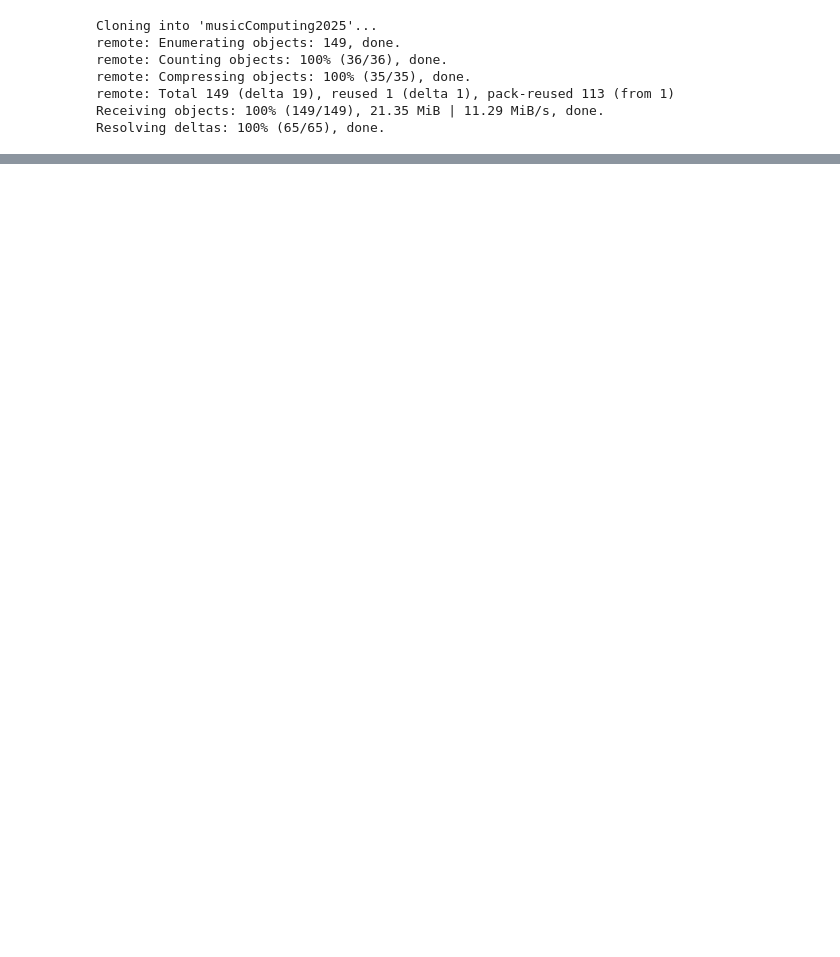
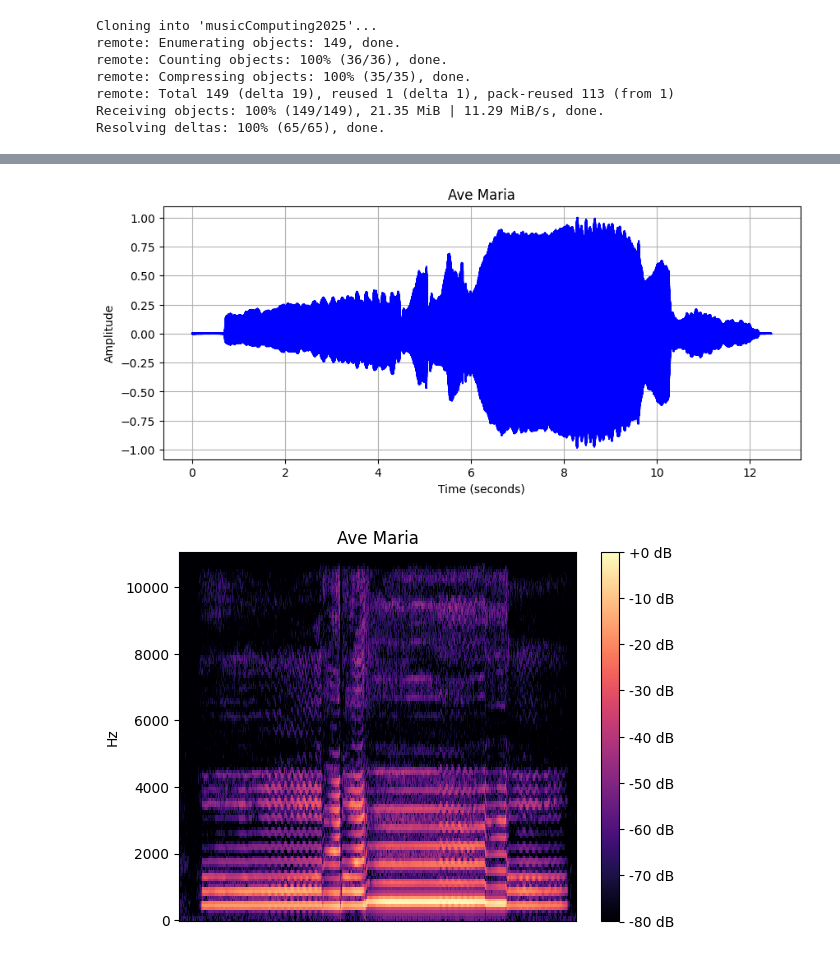
Before and after one commit to NehemiahDunn/MusicComputing, a Jupyter notebook: assignments/labAssignment3.ipynb, the cells around one changed output, grey strips where cells are left out. Cells and saved outputs as stored; diff of their text form; code cells hidden in the pictures; blank space fills up the shorter version.

```diff
--- a/assignments/labAssignment3.ipynb
+++ b/assignments/labAssignment3.ipynb
@@ -57,9 +88,14 @@ specType = 'log'
 # %%
 title = 'Ave Maria'
 winSize = 256
 specType = 'linear'
 
 #call plotAudioFunc
+
+plotAudioFunc(sig,sr,title,winSize,specType)
+# %% [output]
+[figure, added]
+[figure, added]
 # %%
 title = 'Ave Maria'
 winSize = 256
```
Also changed, not shown: parts of 7 cells of this notebook.
